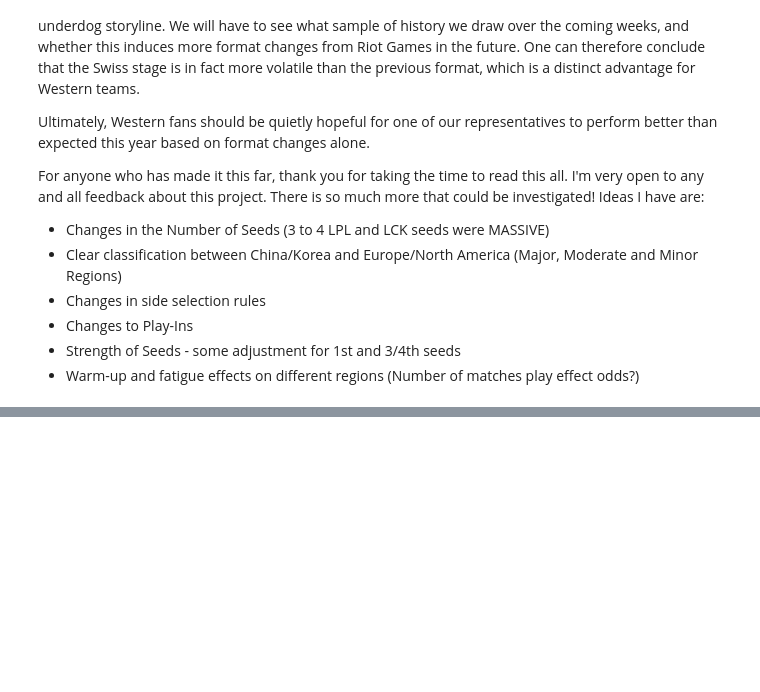
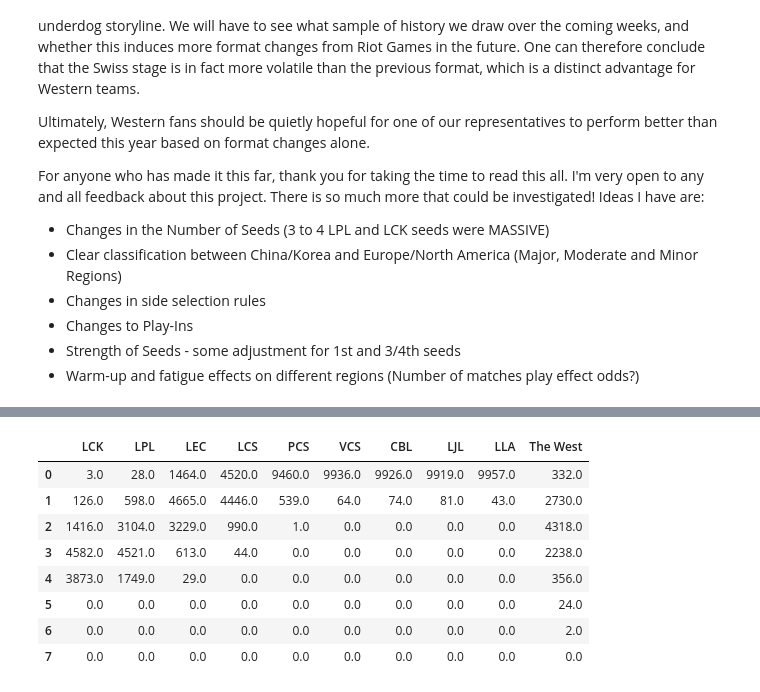
Before and after one commit to JordanJHood/StochasticSim-LeagueOfLegends-Worlds2023-WhatImpactWillSwissHave, a Jupyter notebook: Worlds s13.ipynb, the cells around one changed output, grey strips where cells are left out. Saved outputs shown, nothing was run; the diff lists cells and outputs as text; code cells hidden in the pictures; blank space fills up the shorter version.

```diff
--- a/Worlds s13.ipynb
+++ b/Worlds s13.ipynb
@@ -1948,0 +1953,19 @@ For anyone who has made it this far, thank you for taking the time to read this
+# %%
+# Knockouts Stage (Top 8) - SWISS SIM
+extra1_knockout_count = pd.DataFrame(np.zeros((8,len(list_of_all_global_regions))),columns=list_of_all_global_regions)
+for region in list_of_all_global_regions:
+    for i in range(8):
+        extra1_knockout_count.loc[i,region] = sum(knockouts_appear.loc[:,region]==i)
+        extra1_knockout_count.loc[i,'The West'] = sum(knockouts_appear.loc[:,['LEC','LCS']].sum(axis=1)==i)
+expected_count_of_western_qualification = sum(extra1_knockout_count['The West']*[0,1,2,3,4,5,6,7]/sum(extra1_knockout_count['The West']))
+extra1_knockout_count
+# %% [output]
+|  | LCK | LPL | LEC | LCS | PCS | VCS | CBL | LJL | LLA | The West |
+| 0 | 3.0 | 28.0 | 1464.0 | 4520.0 | 9460.0 | 9936.0 | 9926.0 | 9919.0 | 9957.0 | 332.0 |
+| 1 | 126.0 | 598.0 | 4665.0 | 4446.0 | 539.0 | 64.0 | 74.0 | 81.0 | 43.0 | 2730.0 |
+| 2 | 1416.0 | 3104.0 | 3229.0 | 990.0 | 1.0 | 0.0 | 0.0 | 0.0 | 0.0 | 4318.0 |
+| 3 | 4582.0 | 4521.0 | 613.0 | 44.0 | 0.0 | 0.0 | 0.0 | 0.0 | 0.0 | 2238.0 |
+| 4 | 3873.0 | 1749.0 | 29.0 | 0.0 | 0.0 | 0.0 | 0.0 | 0.0 | 0.0 | 356.0 |
+| 5 | 0.0 | 0.0 | 0.0 | 0.0 | 0.0 | 0.0 | 0.0 | 0.0 | 0.0 | 24.0 |
+| 6 | 0.0 | 0.0 | 0.0 | 0.0 | 0.0 | 0.0 | 0.0 | 0.0 | 0.0 | 2.0 |
+| 7 | 0.0 | 0.0 | 0.0 | 0.0 | 0.0 | 0.0 | 0.0 | 0.0 | 0.0 | 0.0 |
```
Also changed, not shown: parts of 4 cells of this notebook.
